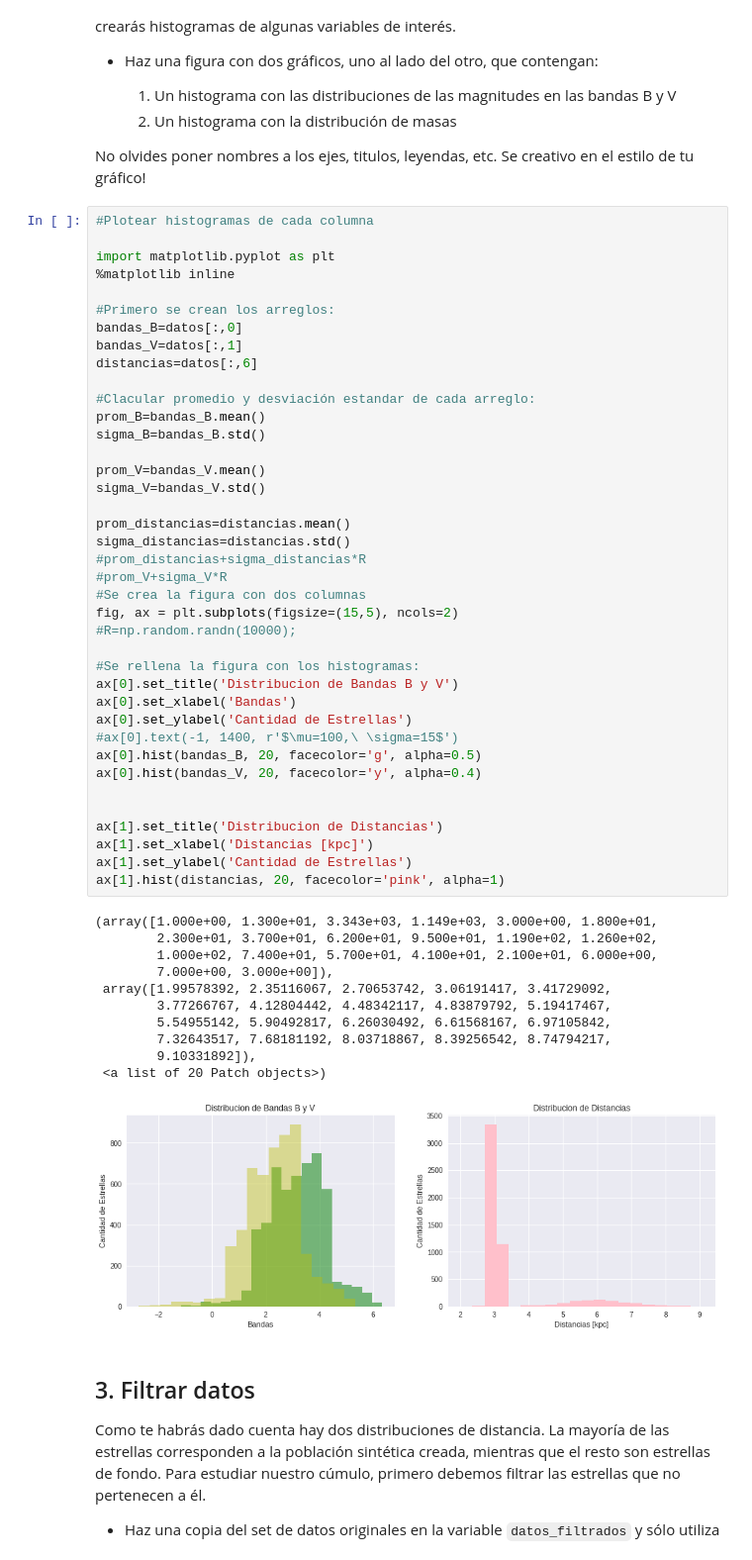
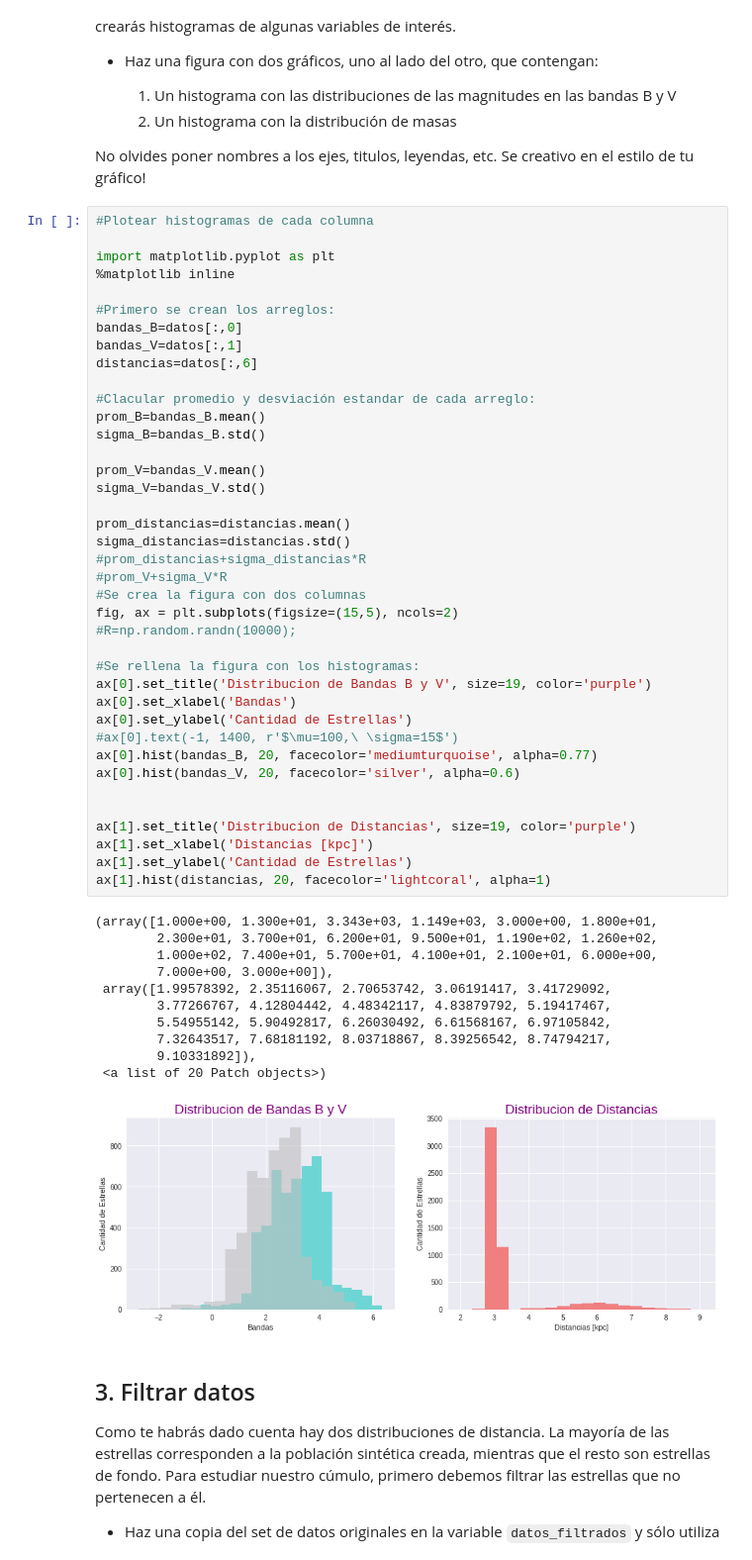
Before and after one commit to PaulaBDS/minitarea2, a Jupyter notebook: minitarea2.ipynb, the cells around one changed output. Shown at 99% size. Saved outputs shown, nothing was run; the diff lists cells and outputs as text.

```diff
--- a/minitarea2.ipynb
+++ b/minitarea2.ipynb
@@ -114,39 +114,39 @@ sigma_B=bandas_B.std()
 prom_V=bandas_V.mean()
 sigma_V=bandas_V.std()
 
 prom_distancias=distancias.mean()
 sigma_distancias=distancias.std()
 #prom_distancias+sigma_distancias*R
 #prom_V+sigma_V*R
 #Se crea la figura con dos columnas
 fig, ax = plt.subplots(figsize=(15,5), ncols=2)
 #R=np.random.randn(10000);
 
 #Se rellena la figura con los histogramas:
-ax[0].set_title('Distribucion de Bandas B y V')
+ax[0].set_title('Distribucion de Bandas B y V', size=19, color='purple')
 ax[0].set_xlabel('Bandas')
 ax[0].set_ylabel('Cantidad de Estrellas')
 #ax[0].text(-1, 1400, r'$\mu=100,\ \sigma=15$')
-ax[0].hist(bandas_B, 20, facecolor='g', alpha=0.5)
-ax[0].hist(bandas_V, 20, facecolor='y', alpha=0.4)
+ax[0].hist(bandas_B, 20, facecolor='mediumturquoise', alpha=0.77)
+ax[0].hist(bandas_V, 20, facecolor='silver', alpha=0.6)
 
 
-ax[1].set_title('Distribucion de Distancias')
+ax[1].set_title('Distribucion de Distancias', size=19, color='purple')
 ax[1].set_xlabel('Distancias [kpc]')
 ax[1].set_ylabel('Cantidad de Estrellas')
-ax[1].hist(distancias, 20, facecolor='pink', alpha=1)
+ax[1].hist(distancias, 20, facecolor='lightcoral', alpha=1)
 # %% [output]
 (array([1.000e+00, 1.300e+01, 3.343e+03, 1.149e+03, 3.000e+00, 1.800e+01,
         2.300e+01, 3.700e+01, 6.200e+01, 9.500e+01, 1.190e+02, 1.260e+02,
         1.000e+02, 7.400e+01, 5.700e+01, 4.100e+01, 2.100e+01, 6.000e+00,
         7.000e+00, 3.000e+00]),
  array([1.99578392, 2.35116067, 2.70653742, 3.06191417, 3.41729092,
         3.77266767, 4.12804442, 4.48342117, 4.83879792, 5.19417467,
         5.54955142, 5.90492817, 6.26030492, 6.61568167, 6.97105842,
         7.32643517, 7.68181192, 8.03718867, 8.39256542, 8.74794217,
         9.10331892]),
  <a list of 20 Patch objects>)
-[figure, old version]
+[figure, new version]
 # %% [markdown]
 ## 3. Filtrar datos
 
```
Also changed, not shown: parts of 4 cells of this notebook.
